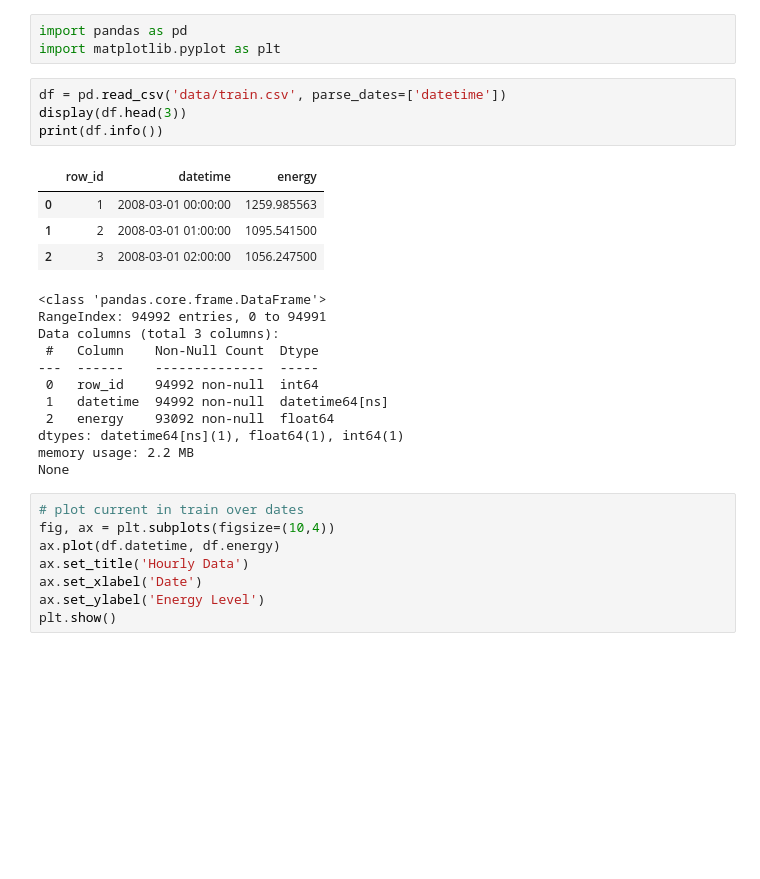
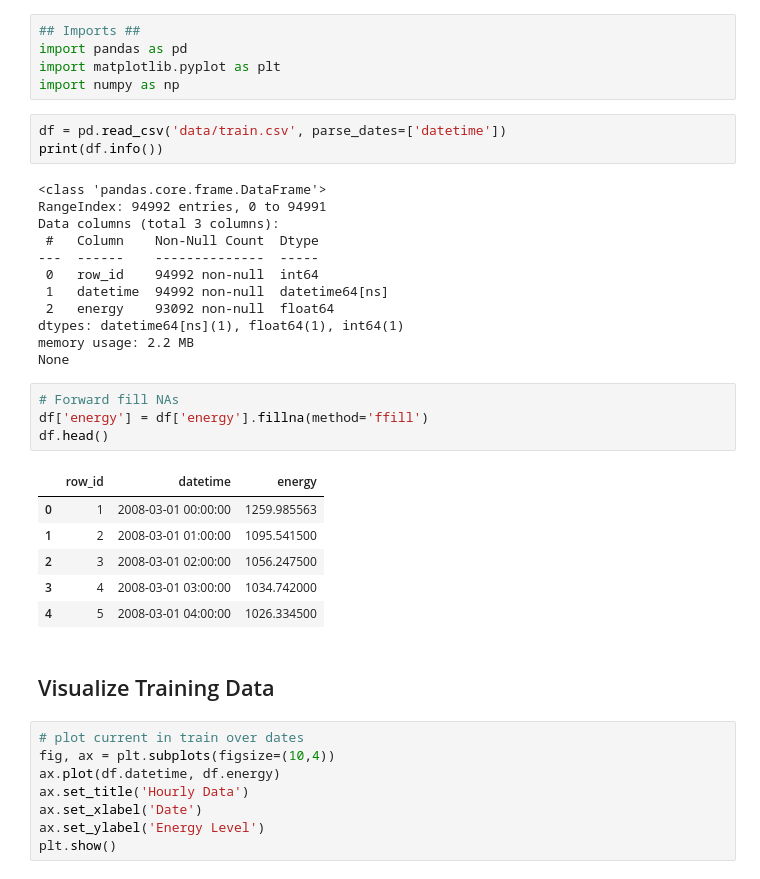
Before and after one commit to ty-martz/forecast, a Jupyter notebook: eda.ipynb, the cells around one changed output. Cells and saved outputs as stored; diff of their text form; blank space fills up the shorter version.

```diff
--- a/eda.ipynb
+++ b/eda.ipynb
@@ -1,15 +1,12 @@
 # %%
+## Imports ##
 import pandas as pd
 import matplotlib.pyplot as plt
+import numpy as np
 # %%
 df = pd.read_csv('data/train.csv', parse_dates=['datetime'])
-display(df.head(3))
 print(df.info())
 # %% [output]
-|  | row_id | datetime | energy |
-| 0 | 1 | 2008-03-01 00:00:00 | 1259.985563 |
-| 1 | 2 | 2008-03-01 01:00:00 | 1095.541500 |
-| 2 | 3 | 2008-03-01 02:00:00 | 1056.247500 |
 <class 'pandas.core.frame.DataFrame'>
 RangeIndex: 94992 entries, 0 to 94991
 Data columns (total 3 columns):
@@ -21,6 +18,19 @@ Data columns (total 3 columns):
 dtypes: datetime64[ns](1), float64(1), int64(1)
 memory usage: 2.2 MB
 None
+# %%
+# Forward fill NAs
+df['energy'] = df['energy'].fillna(method='ffill')
+df.head()
+# %% [output]
+|  | row_id | datetime | energy |
+| 0 | 1 | 2008-03-01 00:00:00 | 1259.985563 |
+| 1 | 2 | 2008-03-01 01:00:00 | 1095.541500 |
+| 2 | 3 | 2008-03-01 02:00:00 | 1056.247500 |
+| 3 | 4 | 2008-03-01 03:00:00 | 1034.742000 |
+| 4 | 5 | 2008-03-01 04:00:00 | 1026.334500 |
+# %% [markdown]
+## Visualize Training Data
 # %%
 # plot current in train over dates
 fig, ax = plt.subplots(figsize=(10,4))
```
Also changed, not shown: parts of 6 cells of this notebook.
